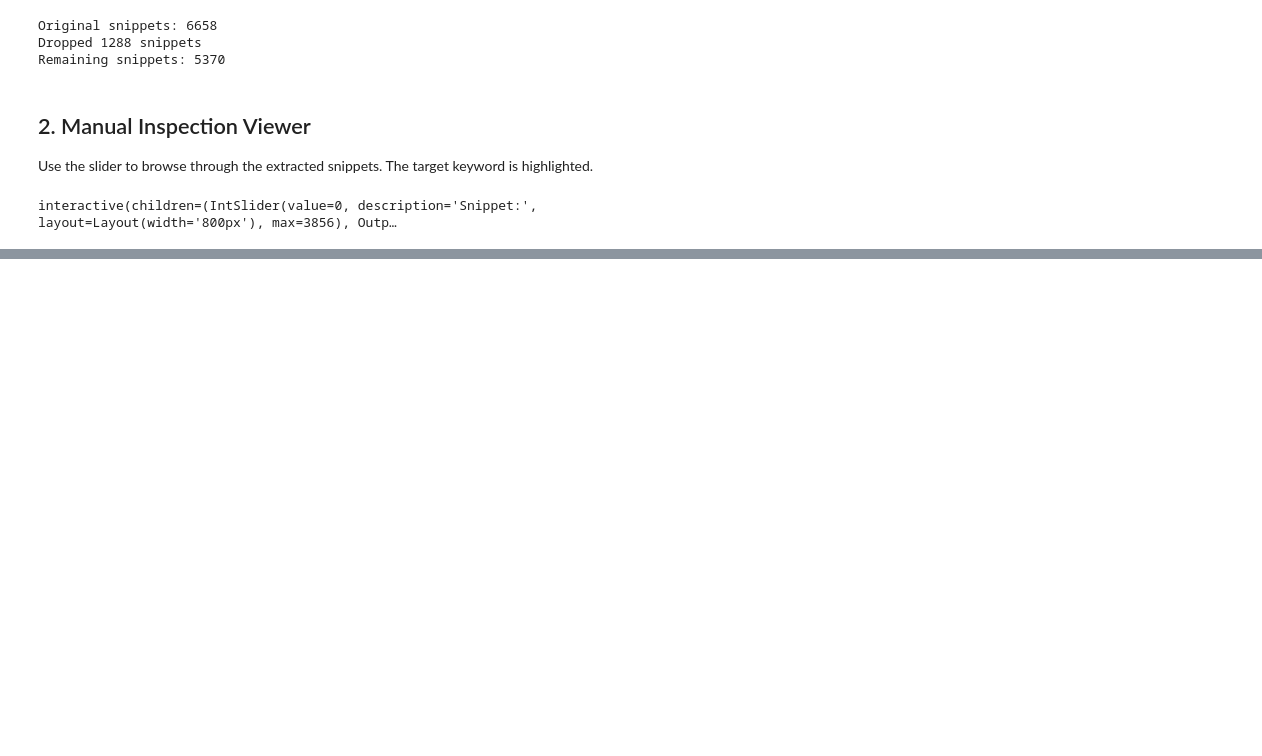
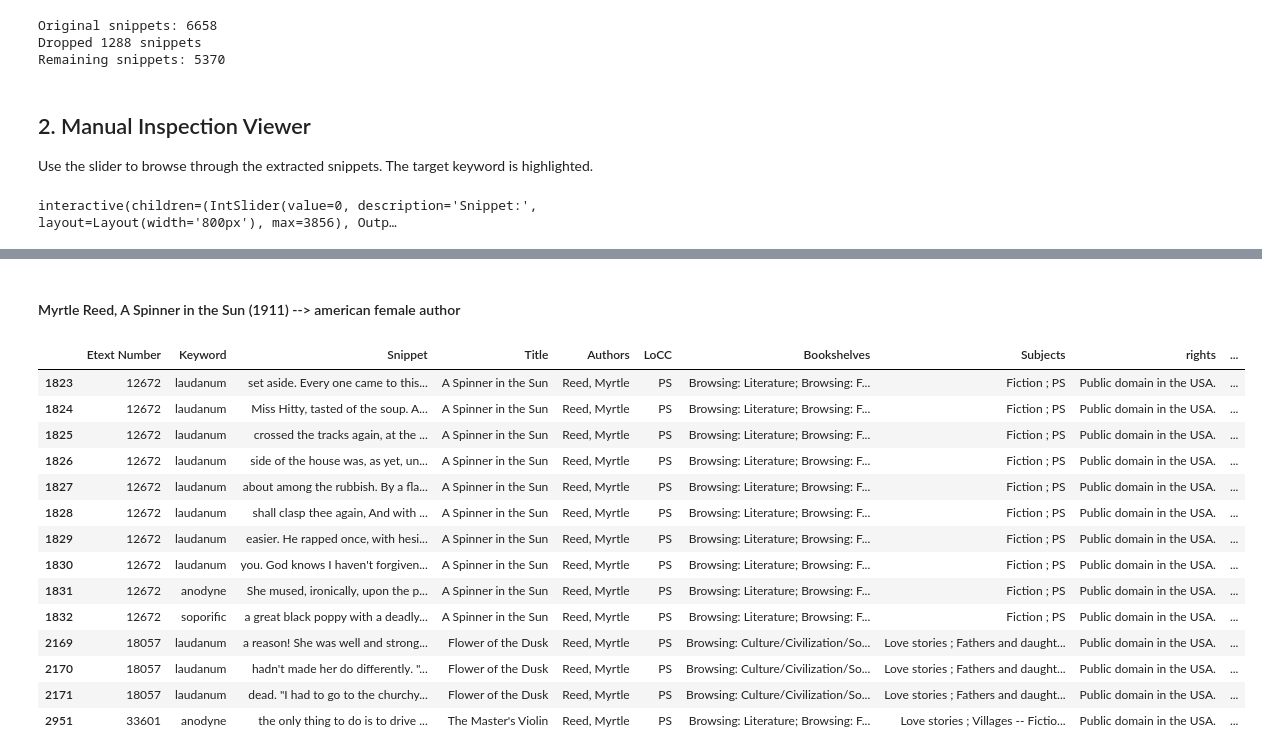
Before and after one commit to eglantine-vialaneix/opium-gutenberg, a Jupyter notebook: code/2_exploration/total_snippets_extraction.ipynb, the cells around one changed output, grey strips where cells are left out. Saved outputs shown, nothing was run; the diff lists cells and outputs as text; code cells hidden in the pictures; blank space fills up the shorter version.

```diff
--- a/code/2_exploration/total_snippets_extraction.ipynb
+++ b/code/2_exploration/total_snippets_extraction.ipynb
@@ -218,0 +335,20 @@ interactive(children=(IntSlider(value=0, description='Snippet:', layout=Layout(w
+# %% [markdown]
+#### Myrtle Reed, A Spinner in the Sun (1911) --> american female author
+# %%
+df_snippets[df_snippets["Authors"]=="Reed, Myrtle"]
+# %% [output]
+|  | Etext Number | Keyword | Snippet | Title | Authors | LoCC | Bookshelves | Subjects | rights | ... |
+| 1823 | 12672 | laudanum | set aside. Every one came to this... | A Spinner in the Sun | Reed, Myrtle | PS | Browsing: Literature; Browsing: F... | Fiction ; PS | Public domain in the USA. | ... |
+| 1824 | 12672 | laudanum | Miss Hitty, tasted of the soup. A... | A Spinner in the Sun | Reed, Myrtle | PS | Browsing: Literature; Browsing: F... | Fiction ; PS | Public domain in the USA. | ... |
+| 1825 | 12672 | laudanum | crossed the tracks again, at the ... | A Spinner in the Sun | Reed, Myrtle | PS | Browsing: Literature; Browsing: F... | Fiction ; PS | Public domain in the USA. | ... |
+| 1826 | 12672 | laudanum | side of the house was, as yet, un... | A Spinner in the Sun | Reed, Myrtle | PS | Browsing: Literature; Browsing: F... | Fiction ; PS | Public domain in the USA. | ... |
+| 1827 | 12672 | laudanum | about among the rubbish. By a fla... | A Spinner in the Sun | Reed, Myrtle | PS | Browsing: Literature; Browsing: F... | Fiction ; PS | Public domain in the USA. | ... |
+| 1828 | 12672 | laudanum | shall clasp thee again, And with ... | A Spinner in the Sun | Reed, Myrtle | PS | Browsing: Literature; Browsing: F... | Fiction ; PS | Public domain in the USA. | ... |
+| 1829 | 12672 | laudanum | easier. He rapped once, with hesi... | A Spinner in the Sun | Reed, Myrtle | PS | Browsing: Literature; Browsing: F... | Fiction ; PS | Public domain in the USA. | ... |
+| 1830 | 12672 | laudanum | you. God knows I haven't forgiven... | A Spinner in the Sun | Reed, Myrtle | PS | Browsing: Literature; Browsing: F... | Fiction ; PS | Public domain in the USA. | ... |
+| 1831 | 12672 | anodyne | She mused, ironically, upon the p... | A Spinner in the Sun | Reed, Myrtle | PS | Browsing: Literature; Browsing: F... | Fiction ; PS | Public domain in the USA. | ... |
+| 1832 | 12672 | soporific | a great black poppy with a deadly... | A Spinner in the Sun | Reed, Myrtle | PS | Browsing: Literature; Browsing: F... | Fiction ; PS | Public domain in the USA. | ... |
+| 2169 | 18057 | laudanum | a reason! She was well and strong... | Flower of the Dusk | Reed, Myrtle | PS | Browsing: Culture/Civilization/So... | Love stories ; Fathers and daught... | Public domain in the USA. | ... |
+| 2170 | 18057 | laudanum | hadn't made her do differently. "... | Flower of the Dusk | Reed, Myrtle | PS | Browsing: Culture/Civilization/So... | Love stories ; Fathers and daught... | Public domain in the USA. | ... |
+| 2171 | 18057 | laudanum | dead. "I had to go to the churchy... | Flower of the Dusk | Reed, Myrtle | PS | Browsing: Culture/Civilization/So... | Love stories ; Fathers and daught... | Public domain in the USA. | ... |
+| 2951 | 33601 | anodyne | the only thing to do is to drive ... | The Master's Violin | Reed, Myrtle | PS | Browsing: Literature; Browsing: F... | Love stories ; Villages -- Fictio... | Public domain in the USA. | ... |
```
Also changed, not shown: parts of 12 cells of this notebook, 4 other files.
